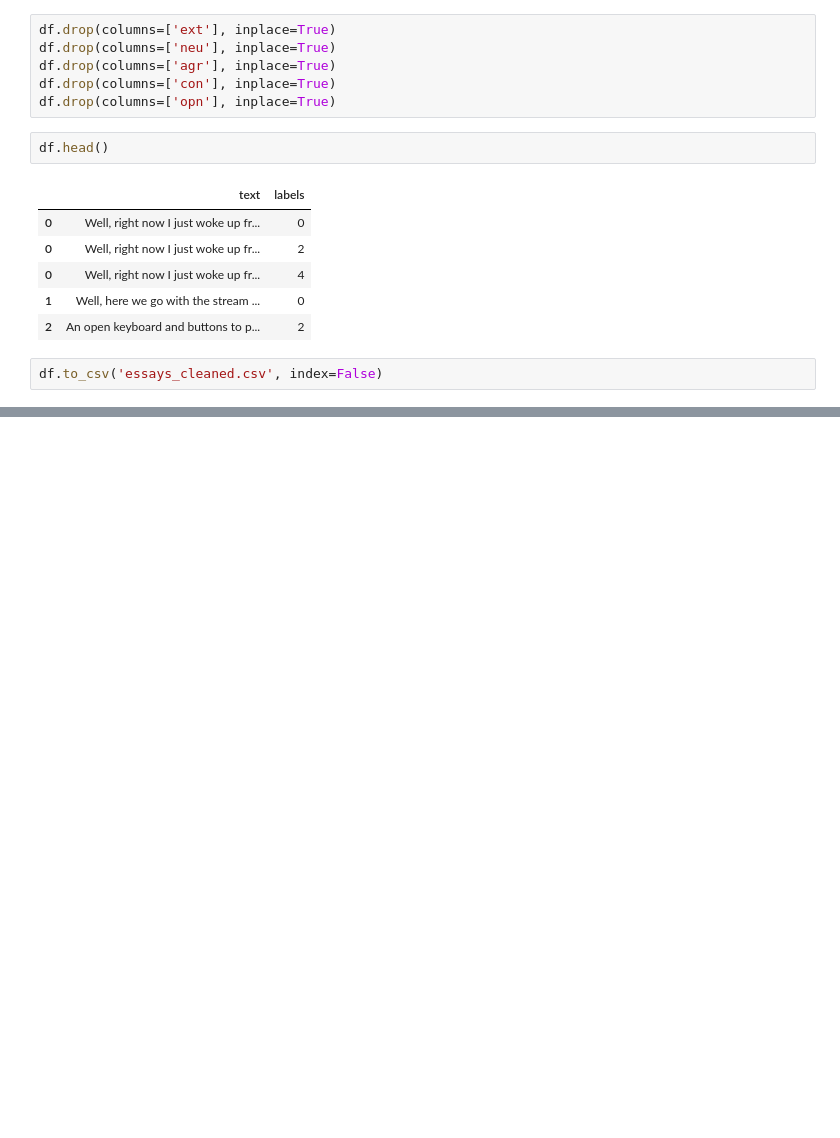
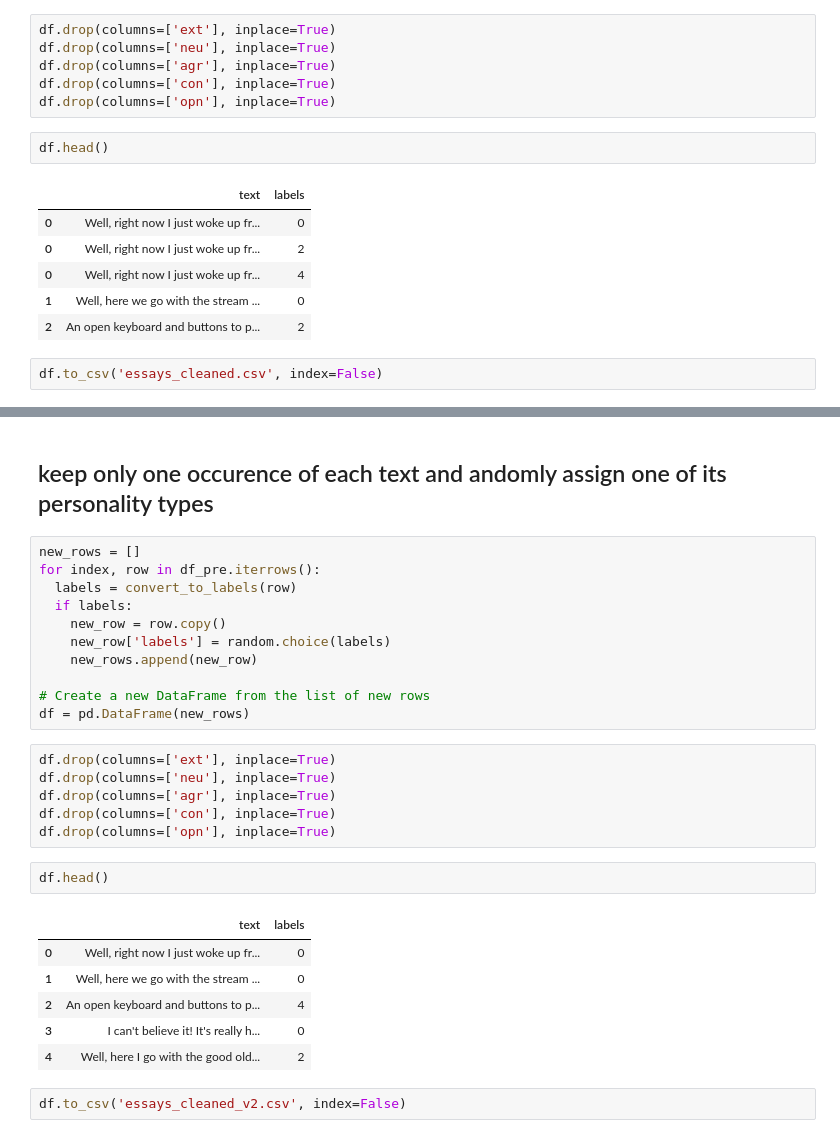
Before and after one commit to joycerlz/bigfive-text-classification, a Jupyter notebook: clean_essays.ipynb, the cells around one changed output, grey strips where cells are left out. Drawn from its saved outputs; the diff is of its cells as text; blank space fills up the shorter version.

Commit message:
clean essays 2 ways

```diff
--- a/clean_essays.ipynb
+++ b/clean_essays.ipynb
@@ -93,0 +105,30 @@ df.to_csv('essays_cleaned.csv', index=False)
+# %% [markdown]
+## keep only one occurence of each text and andomly assign one of its personality types
+# %%
+new_rows = []
+for index, row in df_pre.iterrows():
+  labels = convert_to_labels(row)
+  if labels:
+    new_row = row.copy()
+    new_row['labels'] = random.choice(labels)
+    new_rows.append(new_row)
+
+# Create a new DataFrame from the list of new rows
+df = pd.DataFrame(new_rows)
+# %%
+df.drop(columns=['ext'], inplace=True)
+df.drop(columns=['neu'], inplace=True)
+df.drop(columns=['agr'], inplace=True)
+df.drop(columns=['con'], inplace=True)
+df.drop(columns=['opn'], inplace=True)
+# %%
+df.head()
+# %% [output]
+|  | text | labels |
+| 0 | Well, right now I just woke up fr... | 0 |
+| 1 | Well, here we go with the stream ... | 0 |
+| 2 | An open keyboard and buttons to p... | 4 |
+| 3 | I can't believe it! It's really h... | 0 |
+| 4 | Well, here I go with the good old... | 2 |
+# %%
+df.to_csv('essays_cleaned_v2.csv', index=False)
```
Also changed, not shown: parts of 6 cells of this notebook.
